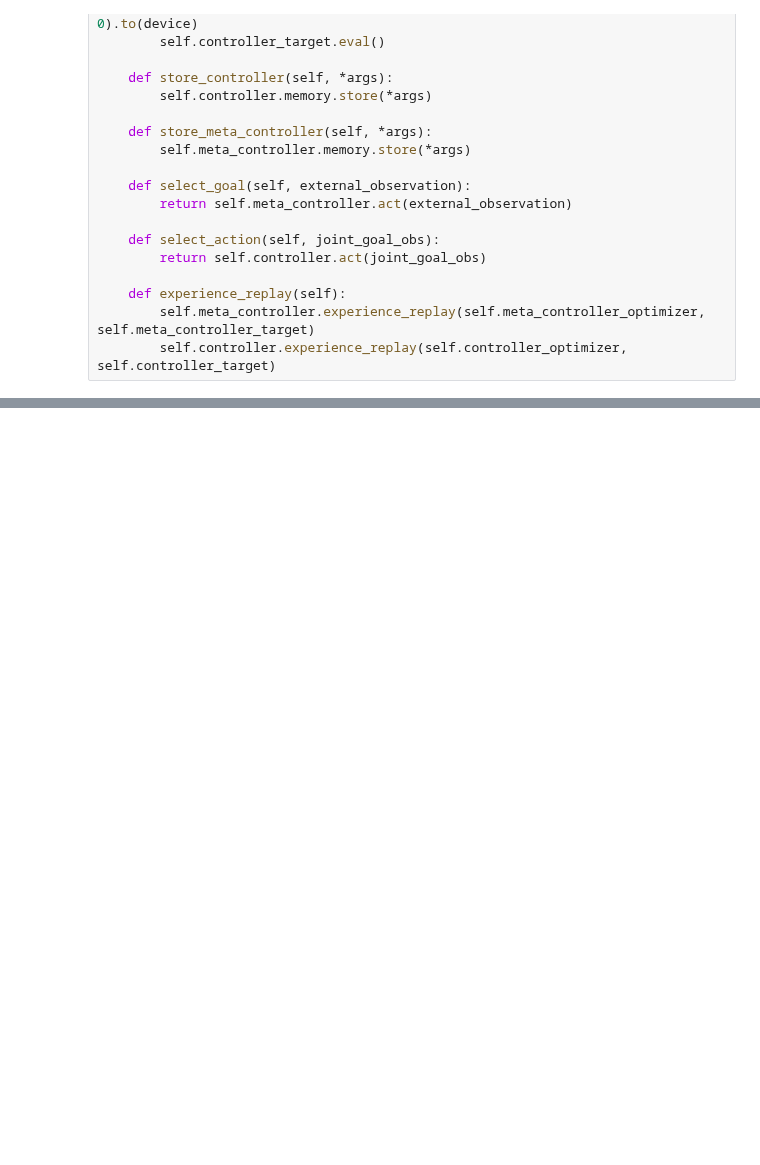
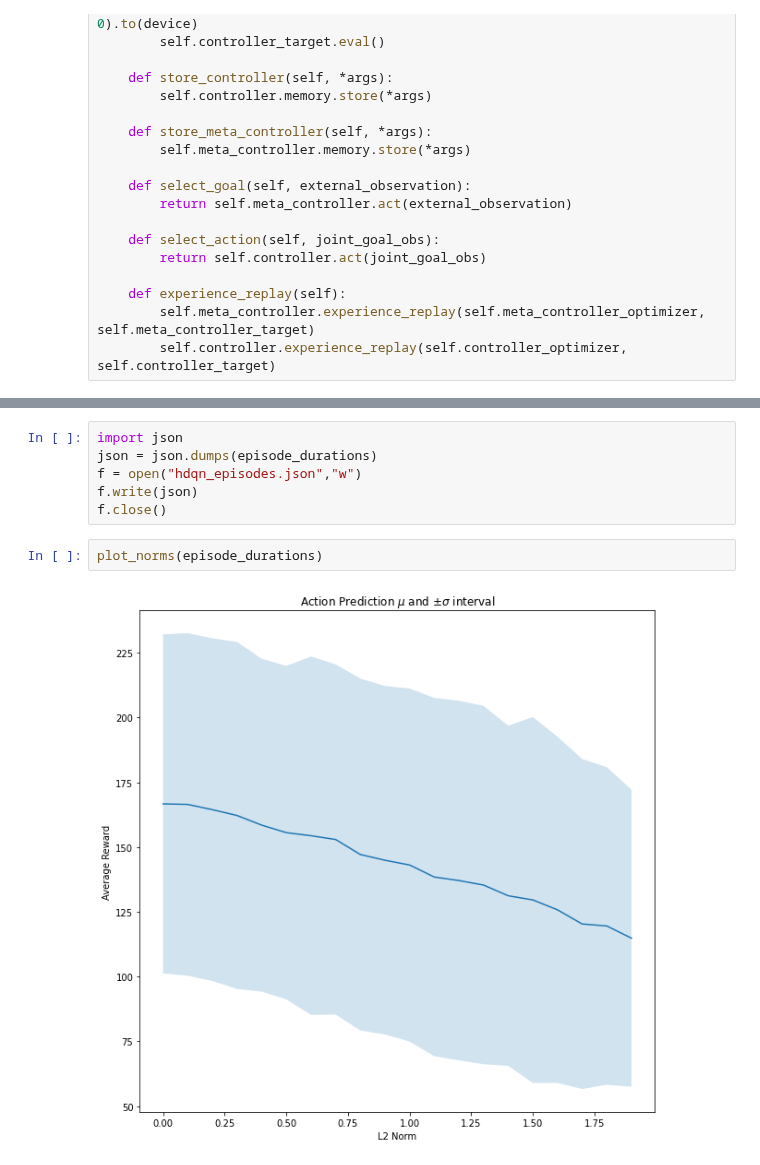
Before and after one commit to Davidobot/adversarial_hrl, a Jupyter notebook: hdqn_linear_cartpole.ipynb, the cells around one changed output, grey strips where cells are left out. Drawn from its saved outputs; the diff is of its cells as text; blank space fills up the shorter version.

Commit message:
HDQN vs DQN cartpole experiment

```diff
--- a/hdqn_linear_cartpole.ipynb
+++ b/hdqn_linear_cartpole.ipynb
@@ -401,0 +393,10 @@ Complete
+# %%
+import json
+json = json.dumps(episode_durations)
+f = open("hdqn_episodes.json","w")
+f.write(json)
+f.close()
+# %%
+plot_norms(episode_durations)
+# %% [output]
+[figure, added]
```
Also changed, not shown: parts of 6 cells of this notebook, 3 other files.
